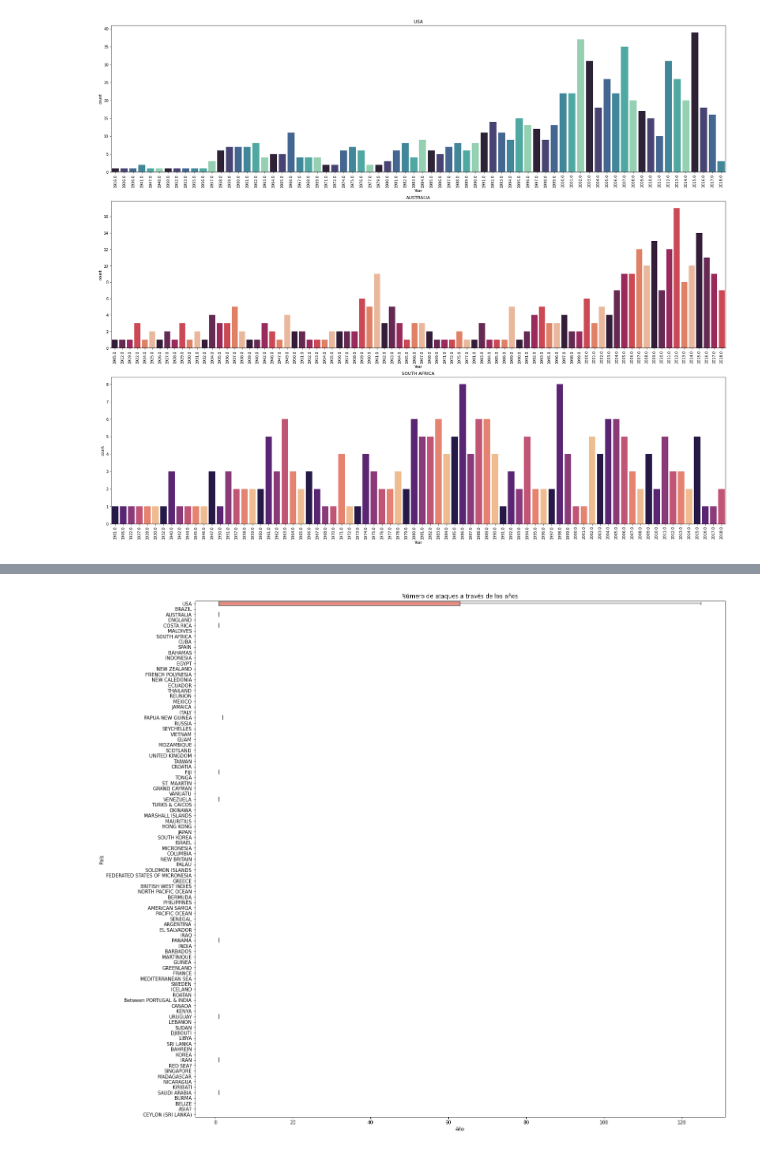
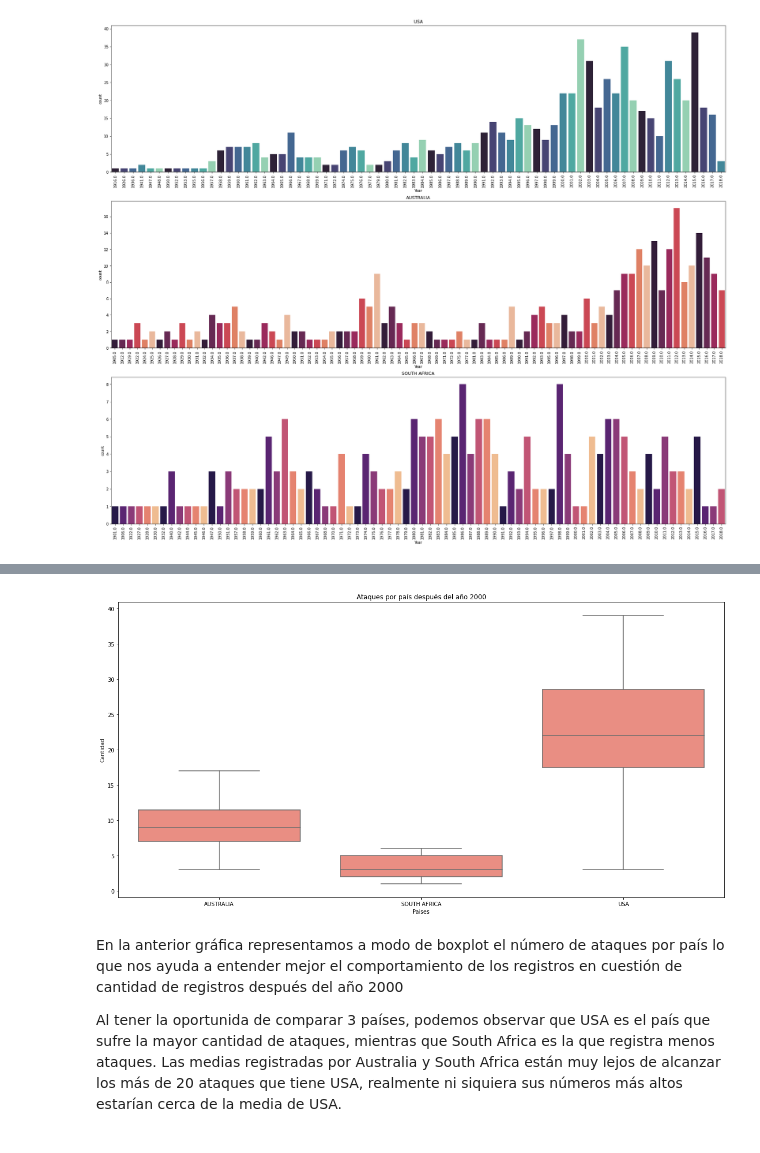
Before and after one commit to Adalab/DA-promo-b-modulo-2-sprint-1-Lara-Diana, a Jupyter notebook: Visualizacion/modulo-2-ejercicio-3-Seaborn.ipynb, the cells around one changed output, grey strips where cells are left out. Saved outputs shown, nothing was run; the diff lists cells and outputs as text; code cells hidden in the pictures.

Commit message:
actualizacion final solucion boxplot

```diff
--- a/Visualizacion/modulo-2-ejercicio-3-Seaborn.ipynb
+++ b/Visualizacion/modulo-2-ejercicio-3-Seaborn.ipynb
@@ -128,14 +101,20 @@ plt.show()
-# %%
-#aplicando un value counts a los años podemos observar que USA es el país con una diferencia tan grande con respecto al resto de los países
-#que la proporción de la gráfica no permite mostrar los datos del resto de paises.
-
-plt.figure(figsize =(20,20))
-fig = sns.boxplot(x= df['Year'].value_counts(), y=df['Country'], color=  "salmon")
-fig.set(xlabel='Año', ylabel= 'País' )
-fig.set_title('Número de ataques a través de los años')
-plt.show()
-# %% [output]
-[figure, removed]
+# %%
+paises= df[(df["Country"].isin(["AUSTRALIA", "USA","SOUTH AFRICA"])) & (df['Year']>=2000)]
+ataques = pd.DataFrame(paises.groupby(['Country', 'Year'])['Case Number'].count().reset_index())
+
+
+plt.figure(figsize =(20,10))
+fig = sns.boxplot(x= 'Country', y = 'Case Number', data=ataques, color="salmon")
+fig.set(xlabel='Paises', ylabel= 'Cantidad')
+fig.set_title('Ataques por país después del año 2000')
+plt.show()
+# %% [output]
+[figure, added]
+# %% [markdown]
+En la anterior gráfica representamos a modo de boxplot el número de ataques por país lo que nos ayuda a entender mejor el comportamiento de los registros en cuestión de cantidad de registros después del año 2000
+
+Al tener la oportunida de comparar 3 países, podemos observar que USA es el país que sufre la mayor cantidad de ataques, mientras que South Africa es la que registra menos ataques.
+Las medias registradas por Australia y South Africa están muy lejos de alcanzar los más de 20 ataques que tiene USA, realmente ni siquiera sus números más altos estarían cerca de la media de USA.
 # %%
 #📌 NOTA Somos analistas y no nos vale con sacar las gráficas.
 # Incluid una celda de markdown donde expliqueis que es lo que estamos viendo en las gráficas, es decir,
```
Also changed, not shown: parts of 3 cells of this notebook.
